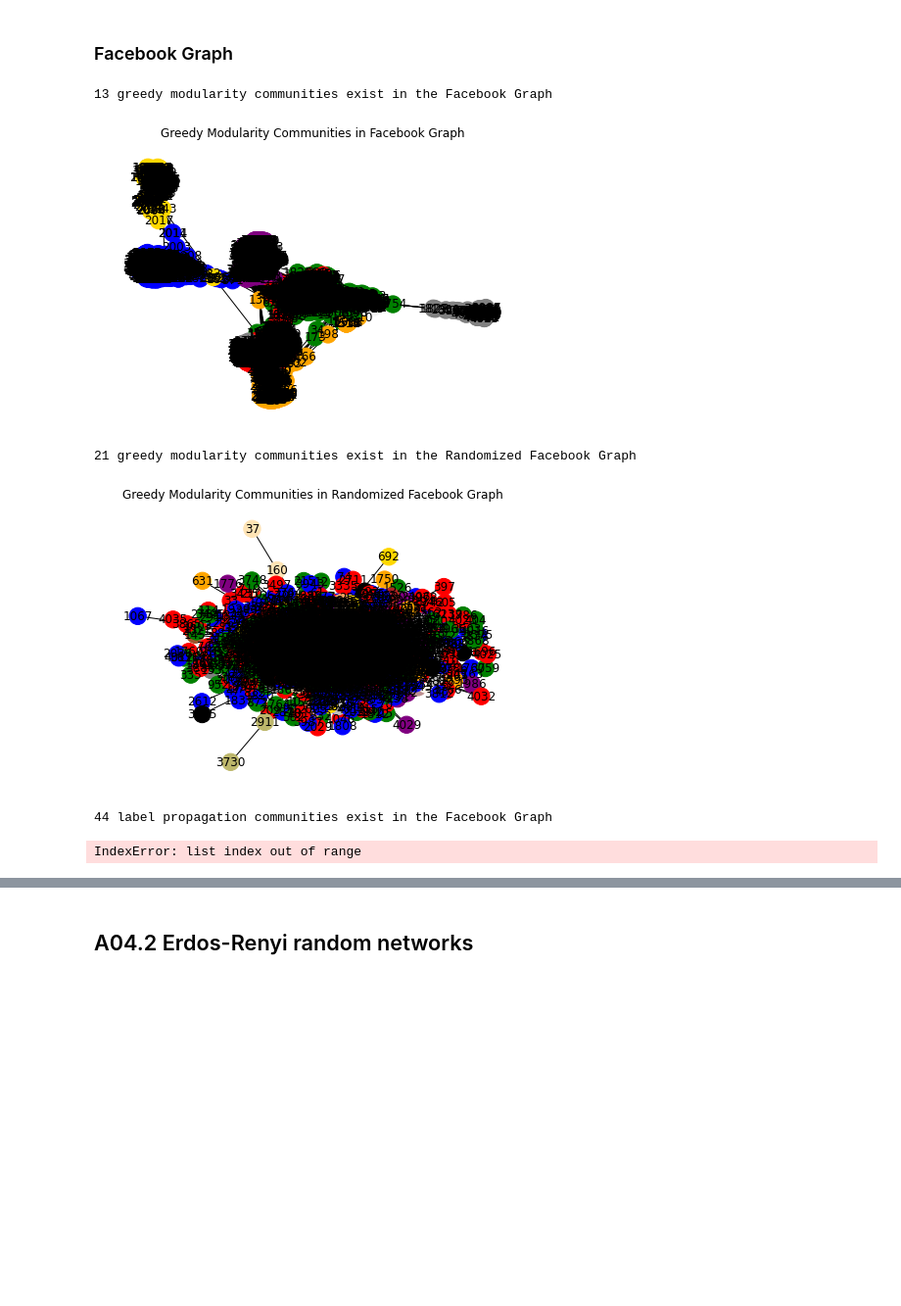
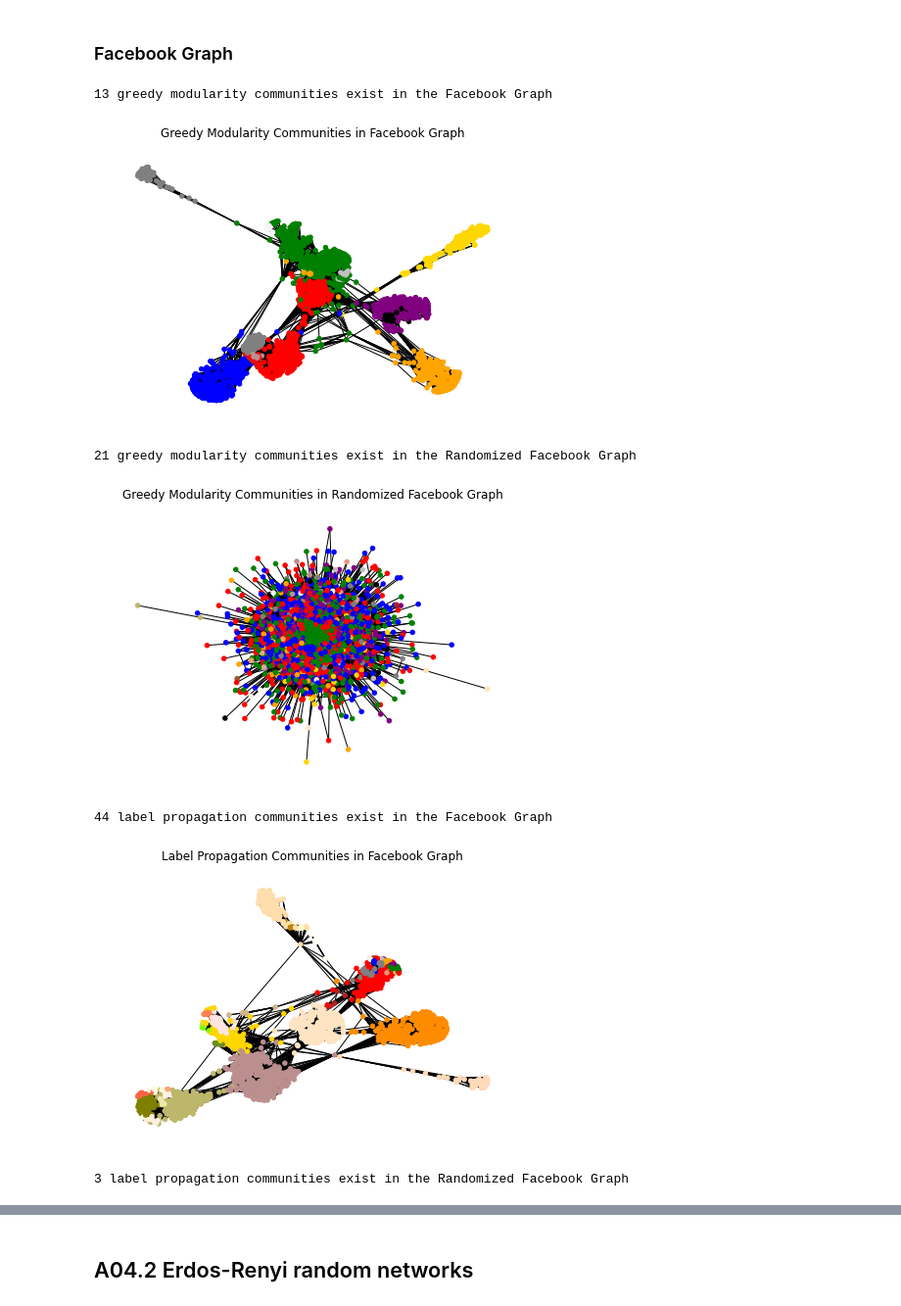
Before and after one commit to jan-kreischer/UZH_Network-Science, a Jupyter notebook: Project-04/Bauer_Jan_EX04.ipynb, the cells around one changed output, grey strips where cells are left out. Shown at 98% size. Saved outputs shown, nothing was run; the diff lists cells and outputs as text; code cells hidden in the pictures; blank space fills up the shorter version.

```diff
--- a/Project-04/Bauer_Jan_EX04.ipynb
+++ b/Project-04/Bauer_Jan_EX04.ipynb
@@ -33,10 +33,13 @@ print(len(colors))
 # %%
 def randomize_graph(graph):
     return nx.algorithms.smallworld.random_reference(graph, niter=10, connectivity=False, seed=42)
+# %%
+WITH_LABELS = False
+NODE_SIZE = 100
 # %%
-def compare_graphs(graph, randomized_graph, graph_name):
-    show_greedy_modularity_communities(graph, graph_name)
-    show_greedy_modularity_communities(randomized_graph, "Randomized {}".format(graph_name))
-    show_label_propagation_communities(graph, graph_name)
-    show_label_propagation_communities(randomized_graph, "Randomized {}".format(graph_name))
+def compare_graphs(graph, randomized_graph, graph_name, with_labels=WITH_LABELS, node_size=NODE_SIZE):
+    show_greedy_modularity_communities(graph, graph_name, with_labels, node_size)
+    show_greedy_modularity_communities(randomized_graph, "Randomized {}".format(graph_name), with_labels, node_size)
+    show_label_propagation_communities(graph, graph_name, with_labels, node_size)
+    show_label_propagation_communities(randomized_graph, "Randomized {}".format(graph_name), with_labels, node_size)
 # %%
@@ -100,11 +103,12 @@ compare_graphs(dolphin_graph, randomized_dolphin_graph, "Dolphin Graph")
 facebook_graph = nx.read_gml('Data/graph_facebook.gml')
 randomized_facebook_graph = nx.read_gml('Data Random/graph_facebook_random.gml')
 # %%
-compare_graphs(facebook_graph, randomized_facebook_graph, "Facebook Graph")
+compare_graphs(facebook_graph, randomized_facebook_graph, "Facebook Graph", False, 20)
 # %% [output]
 13 greedy modularity communities exist in the Facebook Graph
-[figure, old version]
+[figure, new version]
 21 greedy modularity communities exist in the Randomized Facebook Graph
-[figure, old version]
+[figure, new version]
 44 label propagation communities exist in the Facebook Graph
+[figure, added]
-IndexError: list index out of range
+3 label propagation communities exist in the Randomized Facebook Graph
```
Also changed, not shown: parts of 5 cells of this notebook.
